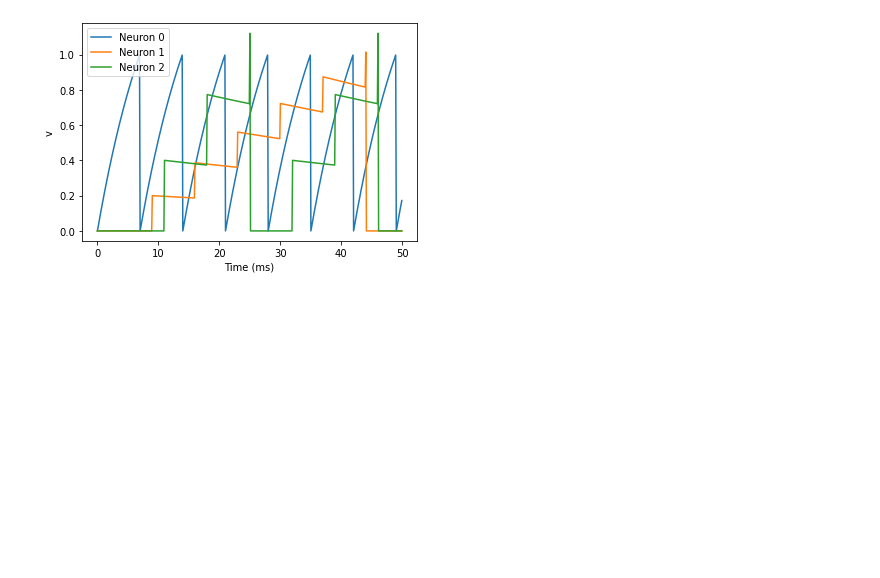
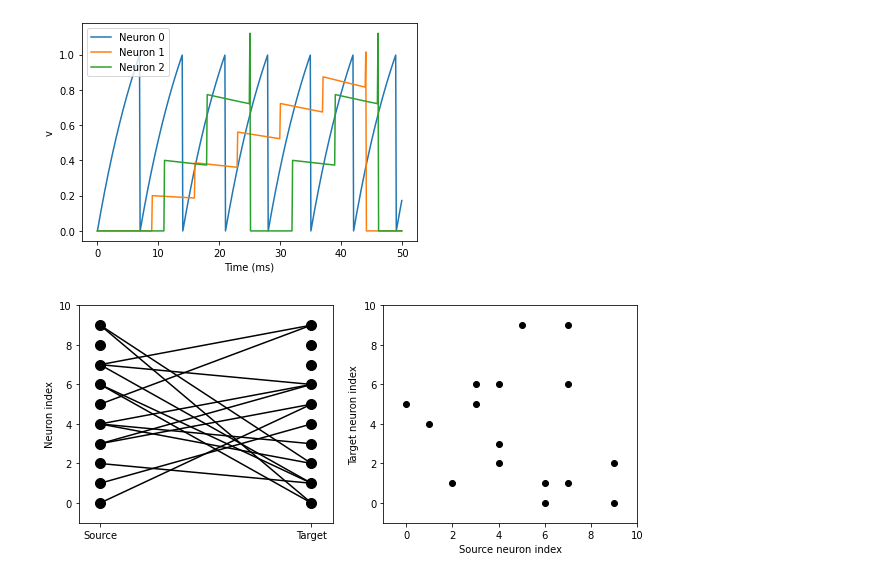
Before and after one commit to mcorne/test-python, a Jupyter notebook: brian2/2-intro-to-brian-synapses.ipynb, the cells around one changed output. Drawn from its saved outputs; the diff is of its cells as text; code cells hidden in the pictures; blank space fills up the shorter version.

Commit message:
added synapse examples

```diff
--- a/brian2/2-intro-to-brian-synapses.ipynb
+++ b/brian2/2-intro-to-brian-synapses.ipynb
@@ -98,3 +99,38 @@ legend()
 # %% [output]
 <matplotlib.legend.Legend at 0x...>
 [figure]
+# %%
+# Complex connectivity
+start_scope()
+
+N = 10
+G = NeuronGroup(N, 'v:1')
+S = Synapses(G)
+S.connect(condition='i!=j', p=0.2) # Connect all pairs of neurons with a probability of 0.2
+len(S.source)
+
+def visualize_connectivity(S):
+    Ns = len(S.source)
+    Nt = len(S.target)
+    figure(figsize=(10, 4))
+
+    subplot(121)
+    plot(zeros(Ns), arange(Ns), 'ok', ms=10) # Vertical line of circles for source neurons
+    plot(ones(Nt), arange(Nt), 'ok', ms=10) # Vertical line of circles for target neurons
+    for i, j in zip(S.i, S.j):
+        plot([0, 1], [i, j], '-k') # Line for a synapse from neuron i to neuron j
+    xticks([0, 1], ['Source', 'Target'])
+    ylabel('Neuron index')
+    xlim(-0.1, 1.1)
+    ylim(-1, max(Ns, Nt))
+
+    subplot(122)
+    plot(S.i, S.j, 'ok') # Synapse from neuron i to neuron j
+    xlim(-1, Ns)
+    ylim(-1, Nt)
+    xlabel('Source neuron index')
+    ylabel('Target neuron index')
+
+visualize_connectivity(S)
+# %% [output]
+[figure, added]
```
Also changed, not shown: parts of 9 cells of this notebook, 1 other file.
